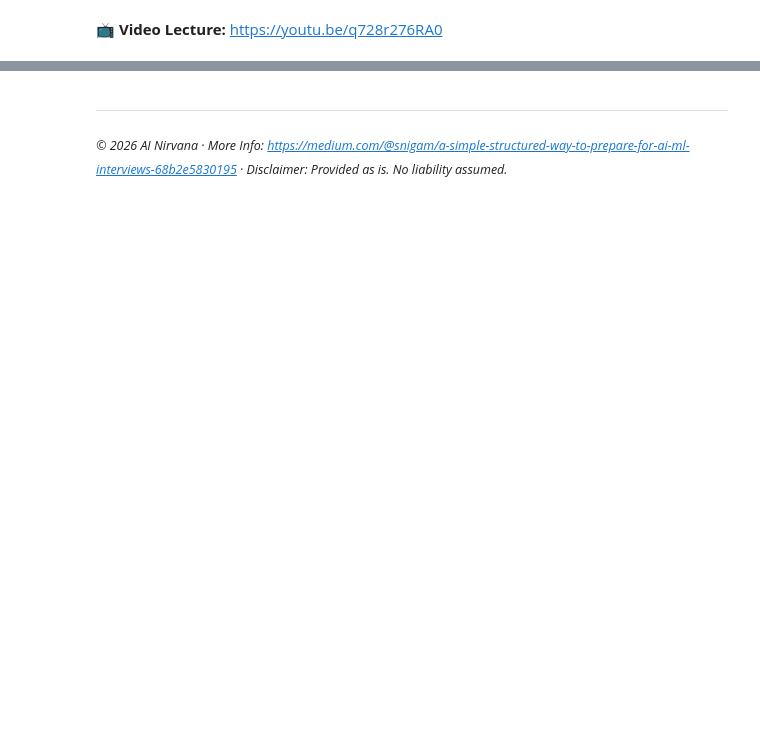
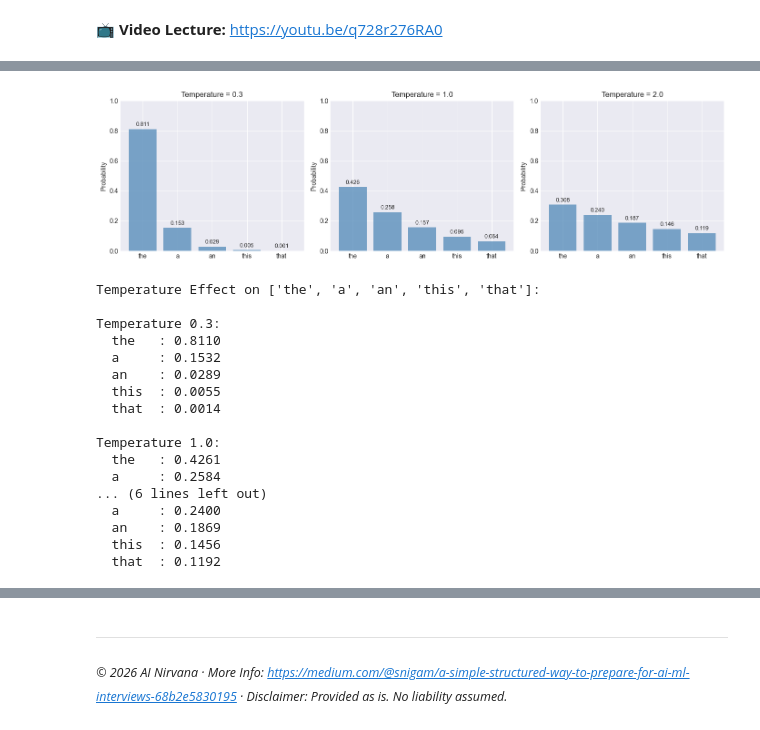
Before and after one commit to sanigam/AI-ML-Interview-Prep, a Jupyter notebook: 25_Generative_AI_LLMs/Generative_AI_LLMs.ipynb, the cells around one changed output, grey strips where cells are left out. Drawn from its saved outputs; the diff is of its cells as text; code cells hidden in the pictures; blank space fills up the shorter version.

```diff
--- a/25_Generative_AI_LLMs/Generative_AI_LLMs.ipynb
+++ b/25_Generative_AI_LLMs/Generative_AI_LLMs.ipynb
@@ -503,0 +14,11 @@ Key concepts and insights from this deep dive into Generative AI and LLMs.
+# %%
+import numpy as np
+import matplotlib.pyplot as plt
+from scipy.special import softmax
+import pandas as pd
+
+# Set random seed for reproducibility
+np.random.seed(42)
+plt.style.use('seaborn-v0_8-darkgrid')
+
+print("Libraries loaded successfully!")
@@ -503,0 +31,61 @@ Key concepts and insights from this deep dive into Generative AI and LLMs.
+# %%
+def temperature_sampling(logits, temperature=1.0):
+    """
+    Apply temperature to logits and compute probabilities.
+
+    Args:
+        logits: raw model outputs (unnormalized scores)
+        temperature: controls distribution sharpness
+
+    Returns:
+        probabilities after softmax with temperature
+    """
+    scaled_logits = logits / temperature
+    return softmax(scaled_logits)
+
+# Simulate logits from a language model predicting next token
+logits = np.array([2.0, 1.5, 1.0, 0.5, 0.1])
+token_names = ['the', 'a', 'an', 'this', 'that']
+
+# Compare different temperatures
+temperatures = [0.3, 1.0, 2.0]
+fig, axes = plt.subplots(1, 3, figsize=(14, 4))
+
+for ax, temp in zip(axes, temperatures):
+    probs = temperature_sampling(logits, temperature=temp)
+    ax.bar(token_names, probs, color='steelblue', alpha=0.7)
+    ax.set_ylabel('Probability')
+    ax.set_title(f'Temperature = {temp}')
+    ax.set_ylim([0, 1])
+    for i, p in enumerate(probs):
+        ax.text(i, p + 0.02, f'{p:.3f}', ha='center', fontsize=9)
+
+plt.tight_layout()
+plt.savefig('temperature_sampling.png', dpi=100, bbox_inches='tight')
+plt.show()
+
+print(f"\nTemperature Effect on {token_names}:")
+for temp in temperatures:
+    probs = temperature_sampling(logits, temperature=temp)
+    print(f"\nTemperature {temp}:")
+    for name, prob in zip(token_names, probs):
+        print(f"  {name:6s}: {prob:.4f}")
+# %% [output]
+[figure, added]
+Temperature Effect on ['the', 'a', 'an', 'this', 'that']:
+
+Temperature 0.3:
+  the   : 0.8110
+  a     : 0.1532
+  an    : 0.0289
+  this  : 0.0055
+  that  : 0.0014
+
+Temperature 1.0:
+  the   : 0.4261
+  a     : 0.2584
+... (6 lines left out)
+  a     : 0.2400
+  an    : 0.1869
+  this  : 0.1456
+  that  : 0.1192
```
Also changed, not shown: parts of 45 cells of this notebook, 12 other files.
